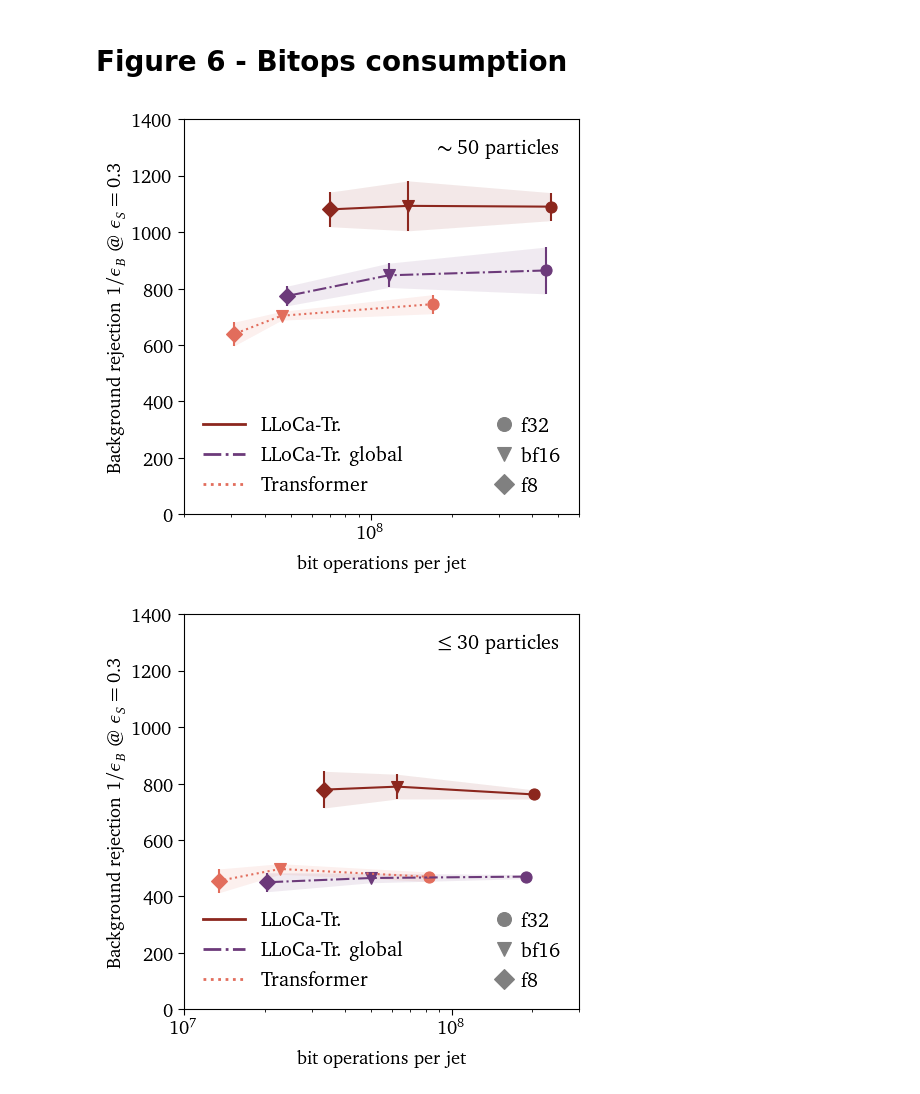
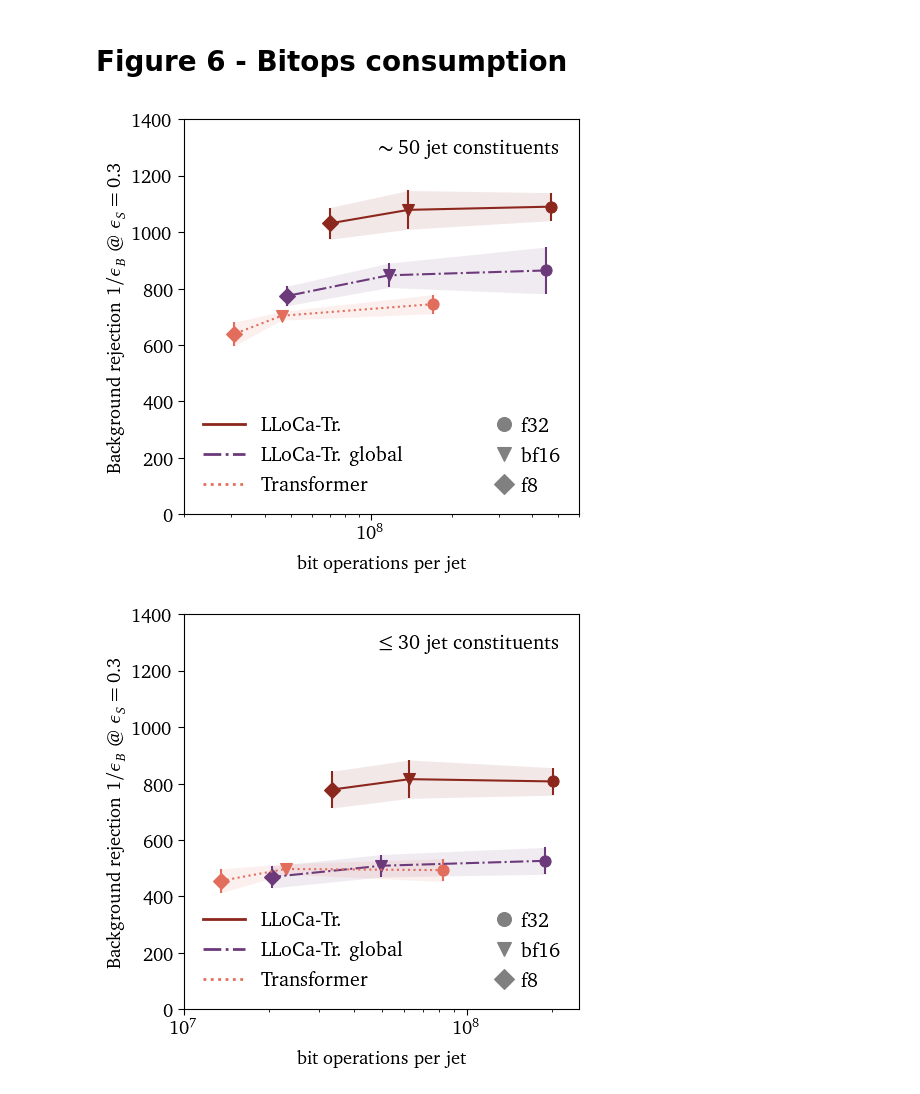
Before and after one commit to heidelberg-hepml/tagger-quantization, a Jupyter notebook: notebooks/plots.ipynb, the cells around one changed output. Drawn from its saved outputs; the diff is of its cells as text; code cells hidden in the pictures.

```diff
--- a/notebooks/plots.ipynb
+++ b/notebooks/plots.ipynb
@@ -1361,7 +1361,7 @@ metrics = {
         "1k": [691,534,605,505,721,777,724],
         "10k": [952,1134,1216,1231,1231,1320,1224,1030],
         "100k": [1553,1530,1683,1642,1683,1726,1683],
-        "1M": [1642,1541,1615,1628,1683],
+        "1M": [1642,1711,1726,1756,1726,1683],
     },
     "L-GATr-slim": {
         "1k": [1278,1402,1134],
@@ -1470,9 +1470,12 @@ metrics = {
 metrics = {key: {k: {"mean": np.mean(v), "std": np.std(v)} for k, v in value.items()}
            for key, value in metrics.items()}
 # %%
-colors = [c_Slim, c_LLoCa, c_ParT, c_Tr]
-labels = ["L-GATr-slim", "LLoCa-Tr.", "ParT", "Transformer"]
-linestyles = ["-.", "-", "--", ":"]
+#colors = [c_Slim, c_LLoCa, c_ParT, c_Tr]
+#labels = ["L-GATr-slim", "LLoCa-Tr.", "ParT", "Transformer"]
+#linestyles = ["-.", "-", "--", ":"]
+colors = [c_Slim, c_LLoCa, c_Tr]
+labels = ["L-GATr-slim", "LLoCa-Tr.", "Transformer"]
+linestyles = ["-.", "-", ":"]
 
 keys = [
     "float32,float32",
@@ -1561,7 +1564,7 @@ leg2 = ax.legend(
 )
 ax.add_artist(leg1)
 
-ax.text(.05, .95, s=r"$\sim 50$ particles", horizontalalignment="left", verticalalignment="top",
+ax.text(.05, .95, s=r"$\sim 50$ jet constituents", horizontalalignment="left", verticalalignment="top",
                     transform=ax.transAxes)
 ax.tick_params(axis='both', which='major', labelsize=FONTSIZE)
 ax.xaxis.set_label_coords(0.5, X_LABEL_POS)
@@ -1595,8 +1598,8 @@ metrics = {
     },
     "LLoCa-Tr.": {
         "float32,float32": [1074,1080,1068,1116,1216,1122,1063,1035,1041,1091],
-        "float16,float16": [1010,1080,1262,1080,1035],
-        "float8,float8": [1015,1188,1063,1103,1035],
+        "float16,float16": [1010,1080,1262,1080,1035,1035,1063,1068,1080],
+        "float8,float8": [1015,1063,1103,1035,1086,990,926],
     },
     "LLoCa-Tr. global": {
         "float32,float32": [719,828,930,882,1025,863,930,886,801,780],
@@ -1679,7 +1682,7 @@ leg2 = ax.legend(
 )
 ax.add_artist(leg1)
 
-ax.text(.95, .95, s=r"$\sim 50$ particles", horizontalalignment="right", verticalalignment="top",
+ax.text(.95, .95, s=r"$\sim 50$ jet constituents", horizontalalignment="right", verticalalignment="top",
         transform=ax.transAxes)
 ax.tick_params(axis='both', which='major', labelsize=FONTSIZE)
 ax.xaxis.set_label_coords(0.5, X_LABEL_POS)
@@ -1690,7 +1693,7 @@ plt.subplots_adjust(LEFT, BOTTOM, RIGHT, TOP)
 fig.savefig(file2, format="pdf")
 plt.show()
 # %% [output]
-[figure, old version]
+[figure, new version]
 # %%
 with open("../cost_estimate/bitops_30.json", "r") as file:
     bitops = json.load(file)
@@ -1701,22 +1704,21 @@ model_map = {
 }
 model_map_inv = {v: k for k, v in model_map.items()}
 # %%
-# all numbers are from 24.11. Jonas top2/v1 -> should be updated
 metrics = {
     "Transformer": {
-        "float32,float32": [440,484,478,463,484],
+        "float32,float32": [440,484,478,463,484,562,543],
         "float16,float16": [473,530,500,489,496],
         "float8,float8": [423,476,394,468,515],
     },
     "LLoCa-Tr.": {
-        "float32,float32": [771,734,768,774],
-        "float16,float16": [783,721,792,792,859],
+        "float32,float32": [771,834,768,774,892],
+        "float16,float16": [783,721,792,792,859,756,795,952,893],
         "float8,float8": [804,721,716,874],
     },
     "LLoCa-Tr. global": {
-        "float32,float32": [466,477,461,478],
-        "float16,float16": [471,467,430,484,474,467],
-        "float8,float8": [478,467,393,464],
+        "float32,float32": [466,567,461,572,571,522],
+        "float16,float16": [572,564,511,484,474,551,467,484,474],
+        "float8,float8": [478,467,499,464,380,492,504],
     },
 }
 metrics = {key: {k: {"mean": np.mean(v), "std": np.std(v)} for k, v in value.items()}
@@ -1743,7 +1745,7 @@ markers = {
 ymin = 0
 ymax = 1400
 xmin = 1e7
-xmax = 3e8
+xmax = 2.5e8
 
 fig,ax=plt.subplots(figsize=(5,5))
 ax.set_xscale("log")
@@ -1777,34 +1779,34 @@ labels1 = labels
 leg1 = ax.legend(
     handles1, labels1, loc="lower left", bbox_to_anchor=(0,0),
     frameon=False,
 )
 ms = [markers[k] for k in keys]
 handles2 = [
     Line2D(
         [0],[0], linestyle="None", marker=m,
         markersize=10, markerfacecolor="0.5",
         markeredgecolor="0.5"
     ) for m in ms
 ]
 labels2 = [key_labels[k] for k in keys]
 leg2 = ax.legend(
     handles2, labels2, loc="lower right", bbox_to_anchor=(1,0),
     frameon=False,
     handlelength=0,
 )
 ax.add_artist(leg1)
 
-ax.text(.95, .95, s=r"$\le 30$ particles", horizontalalignment="right", verticalalignment="top",
+ax.text(.95, .95, s=r"$\le 30$ jet constituents", horizontalalignment="right", verticalalignment="top",
         transform=ax.transAxes)
 ax.tick_params(axis='both', which='major', labelsize=FONTSIZE)
 ax.xaxis.set_label_coords(0.5, X_LABEL_POS)
 ax.yaxis.set_label_coords(Y_LABEL_POS, 0.5)
 ax.set_ylim(ymin, ymax)
 ax.set_xlim(xmin, xmax)
 plt.subplots_adjust(LEFT, BOTTOM, RIGHT, TOP)
 fig.savefig(file2, format="pdf")
 plt.show()
 # %% [output]
-[figure, old version]
+[figure, new version]
 # %%
 file2.close()
```
Also changed, not shown: parts of 4 cells of this notebook.
